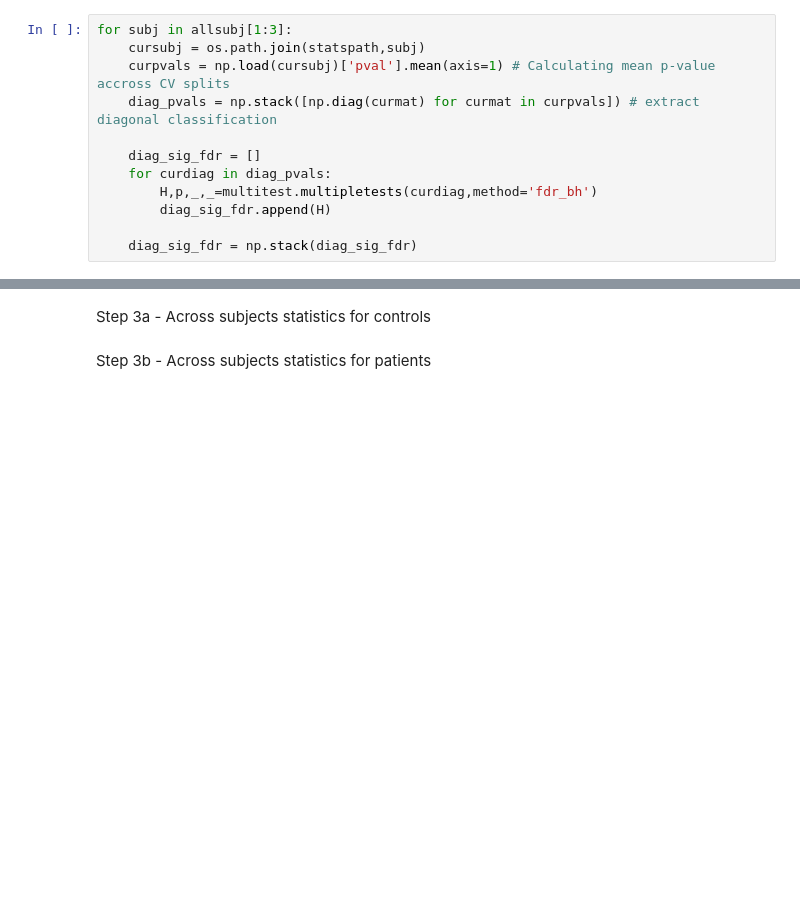
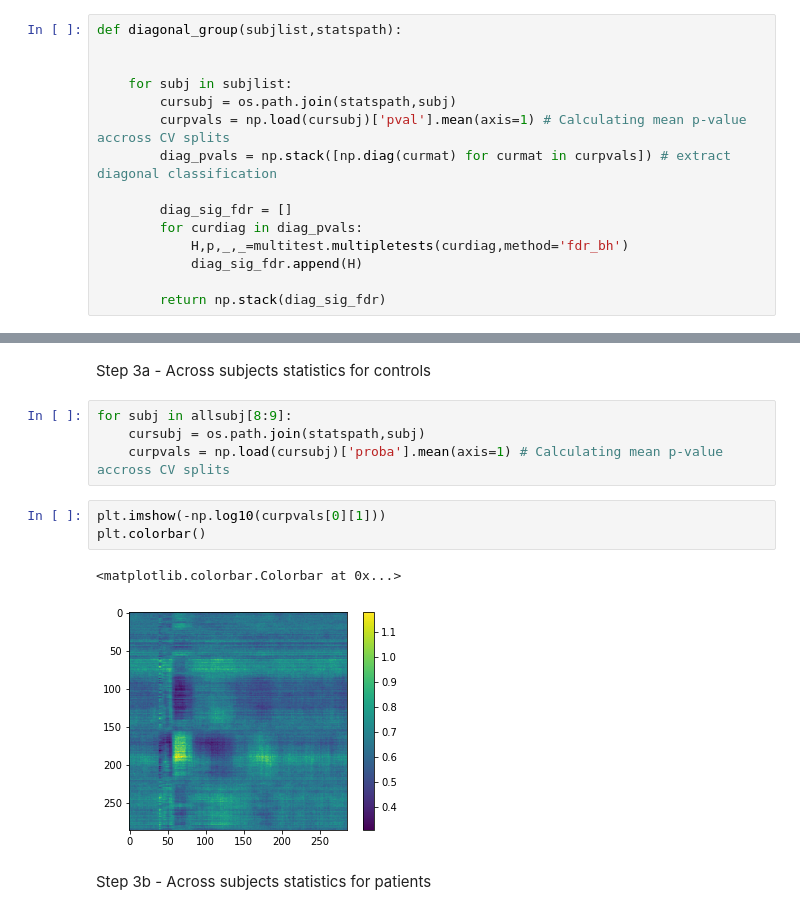
Before and after one commit to nicofarr/pd_osc_decoding, a Jupyter notebook: MNE-Statistics.ipynb, the cells around one changed output, grey strips where cells are left out. Saved outputs shown, nothing was run; the diff lists cells and outputs as text; blank space fills up the shorter version.

```diff
--- a/MNE-Statistics.ipynb
+++ b/MNE-Statistics.ipynb
@@ -21,14 +52,17 @@ allsubj = os.listdir(statspath)
 # %% [markdown]
 Step 1 - Analysis of "Diagonal" Classification
 # %%
-for subj in allsubj[1:3]:
-    cursubj = os.path.join(statspath,subj)
-    curpvals = np.load(cursubj)['pval'].mean(axis=1) # Calculating mean p-value accross CV splits
-    diag_pvals = np.stack([np.diag(curmat) for curmat in curpvals]) # extract diagonal classification
+def diagonal_group(subjlist,statspath):
 
-    diag_sig_fdr = []
-    for curdiag in diag_pvals:
-        H,p,_,_=multitest.multipletests(curdiag,method='fdr_bh')
-        diag_sig_fdr.append(H)
 
-    diag_sig_fdr = np.stack(diag_sig_fdr)
+    for subj in subjlist:
+        cursubj = os.path.join(statspath,subj)
+        curpvals = np.load(cursubj)['pval'].mean(axis=1) # Calculating mean p-value accross CV splits
+        diag_pvals = np.stack([np.diag(curmat) for curmat in curpvals]) # extract diagonal classification
+
+        diag_sig_fdr = []
+        for curdiag in diag_pvals:
+            H,p,_,_=multitest.multipletests(curdiag,method='fdr_bh')
+            diag_sig_fdr.append(H)
+
+        return np.stack(diag_sig_fdr)
@@ -44,4 +187,14 @@ Step 2 - Average duration of significant generalization
 # %% [markdown]
 Step 3a - Across subjects statistics for controls
+# %%
+for subj in allsubj[8:9]:
+    cursubj = os.path.join(statspath,subj)
+    curpvals = np.load(cursubj)['proba'].mean(axis=1) # Calculating mean p-value accross CV splits
+# %%
+plt.imshow(-np.log10(curpvals[0][1]))
+plt.colorbar()
+# %% [output]
+<matplotlib.colorbar.Colorbar at 0x...>
+[figure, added]
 # %% [markdown]
 Step 3b - Across subjects statistics for patients
```
Also changed, not shown: parts of 16 cells of this notebook.
